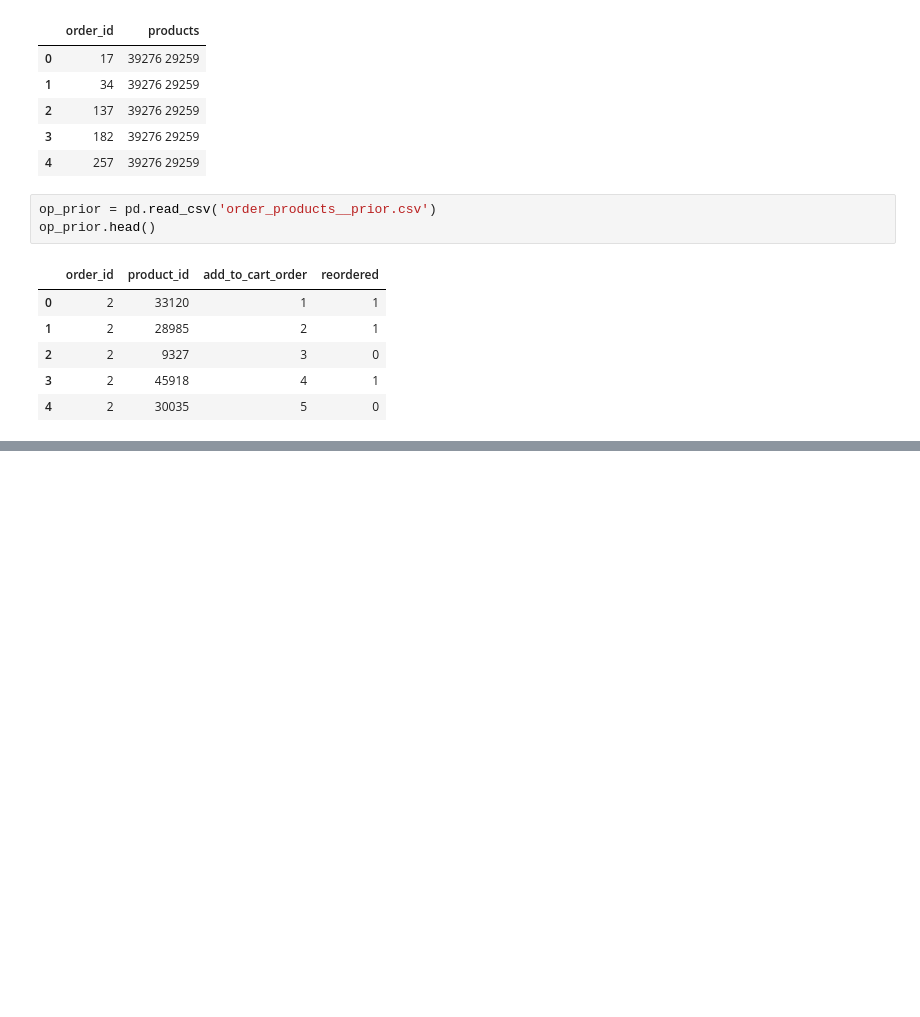
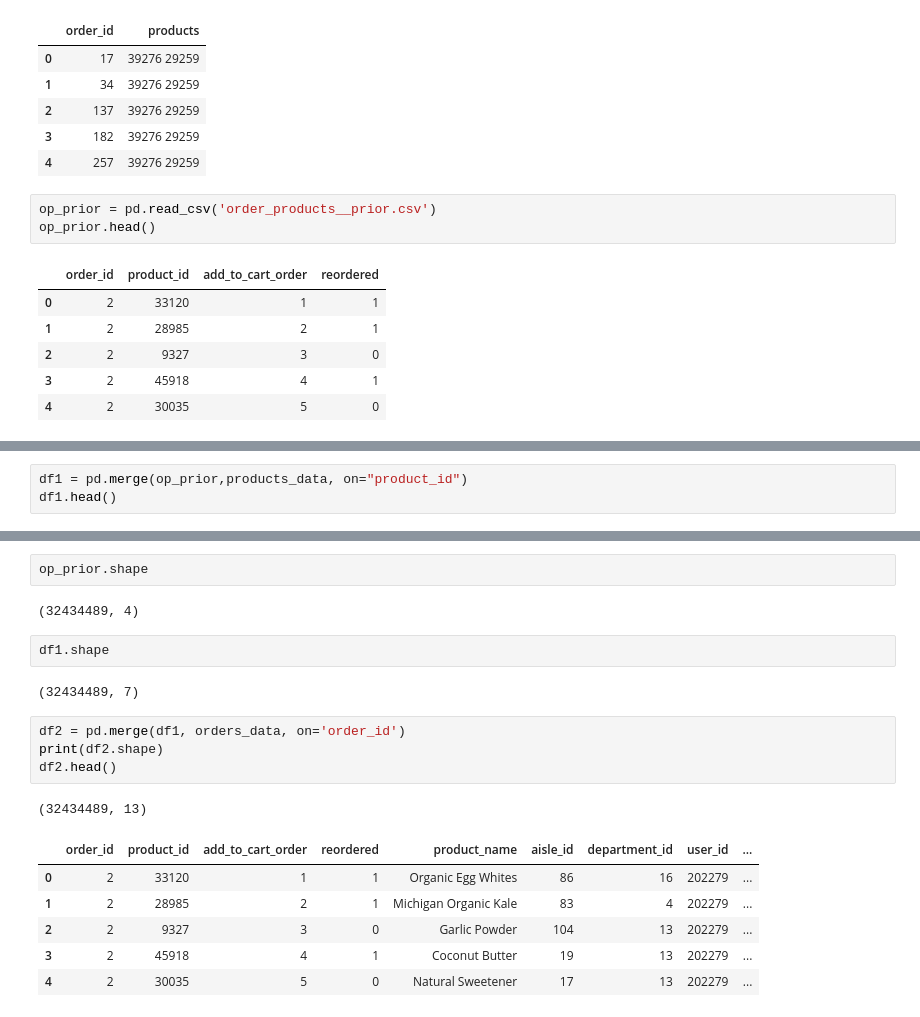
Before and after one commit to juemura/cs241, a Jupyter notebook: CS241 - Final Project.ipynb, the cells around one changed output, grey strips where cells are left out. Drawn from its saved outputs; the diff is of its cells as text; blank space fills up the shorter version.

Commit message:
resource links and merges

```diff
--- a/CS241 - Final Project.ipynb
+++ b/CS241 - Final Project.ipynb
@@ -82,3 +99,6 @@ op_train.head()
 | 2 | 1 | 10246 | 3 | 0 |
 | 3 | 1 | 49683 | 4 | 0 |
 | 4 | 1 | 43633 | 5 | 1 |
+# %%
+df1 = pd.merge(op_prior,products_data, on="product_id")
+df1.head()
@@ -84,0 +112,20 @@ op_train.head()
+# %%
+op_prior.shape
+# %% [output]
+(32434489, 4)
+# %%
+df1.shape
+# %% [output]
+(32434489, 7)
+# %%
+df2 = pd.merge(df1, orders_data, on='order_id')
+print(df2.shape)
+df2.head()
+# %% [output]
+(32434489, 13)
+|  | order_id | product_id | add_to_cart_order | reordered | product_name | aisle_id | department_id | user_id | ... |
+| 0 | 2 | 33120 | 1 | 1 | Organic Egg Whites | 86 | 16 | 202279 | ... |
+| 1 | 2 | 28985 | 2 | 1 | Michigan Organic Kale | 83 | 4 | 202279 | ... |
+| 2 | 2 | 9327 | 3 | 0 | Garlic Powder | 104 | 13 | 202279 | ... |
+| 3 | 2 | 45918 | 4 | 1 | Coconut Butter | 19 | 13 | 202279 | ... |
+| 4 | 2 | 30035 | 5 | 0 | Natural Sweetener | 17 | 13 | 202279 | ... |
```
Also changed, not shown: parts of 8 cells of this notebook.
